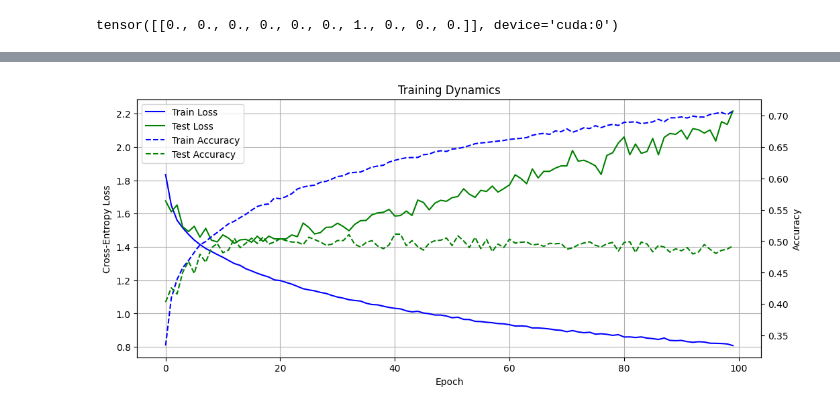
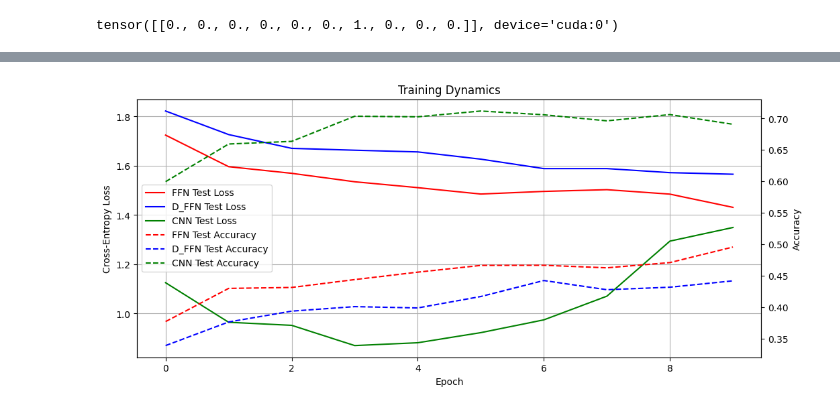
Before and after one commit to wtheisen/nd-cse-10124-lectures, a Jupyter notebook: Notebooks/Lecture_10-5_Convolutional_Neural_Networks.ipynb, the cells around one changed output, grey strips where cells are left out. Cells and saved outputs as stored; diff of their text form; code cells hidden in the pictures.

```diff
--- a/Notebooks/Lecture_10-5_Convolutional_Neural_Networks.ipynb
+++ b/Notebooks/Lecture_10-5_Convolutional_Neural_Networks.ipynb
@@ -234,6 +234,7 @@ models = {'FFN': {'model': FFN(), 'color': 'red'},
           'CNN': {'model': CNN(), 'color': 'green'}}
 
 for model_name, model_contents in models.items():
+    print('Training', model_name)
     model = model_contents['model']
     model.to(device)
 
@@ -245,5 +246,5 @@ for model_name, model_contents in models.items():
     model_contents['train_losses'] = train_losses
     model_contents['train_accs'] = train_accs
     model_contents['test_losses'] = test_losses
-    model_contents['test_accs'] = test_losses
+    model_contents['test_accs'] = test_accs
 # %% [output]
@@ -267,28 +268,25 @@ for model_name, model_contents in models.items():
 # %%
 # @title Training Dynamics Grapher
 import matplotlib.pyplot as plt
 
 fig, ax1 = plt.subplots(figsize=(12,5))
 ax2 = ax1.twinx()
 
 for model_name, model_contents in models.items():
-    #ax1.plot(model_contents['train_losses'], label=f"{model_name} Train Loss", color=model_contents['color'])
     ax1.plot(model_contents['test_losses'], label=f"{model_name} Test Loss", color=model_contents['color'])
-
-    #ax2.plot(model_contents['train_accs'], label=f"{model_name} Train Accuracy", linestyle="dashed", color=model_contents['color'])
     ax2.plot(model_contents['test_accs'], label=f"{model_name} Test Accuracy", linestyle="dashed", color=model_contents['color'])
 
 ax1.set_xlabel("Epoch")
 ax1.set_ylabel("Cross-Entropy Loss")
 ax1.grid(True)
 ax2.set_ylabel("Accuracy")
 
 # Combine legends from both axes
 lines, labels = ax1.get_legend_handles_labels()
 lines2, labels2 = ax2.get_legend_handles_labels()
-ax1.legend(lines + lines2, labels + labels2, loc="upper left")
+ax1.legend(lines + lines2, labels + labels2, loc="center left")
 
 plt.title("Training Dynamics")
 plt.show()
 # %% [output]
-[figure, old version]
+[figure, new version]
```
Also changed, not shown: parts of 1 cell of this notebook, 8 other files.
